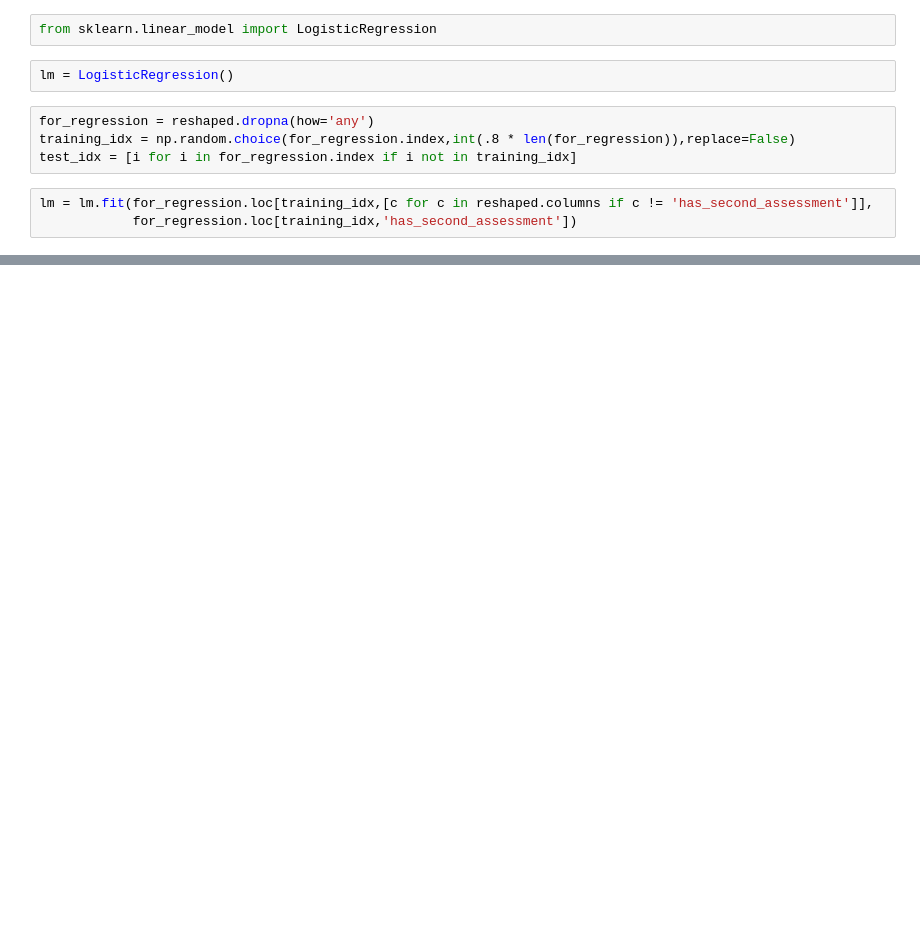
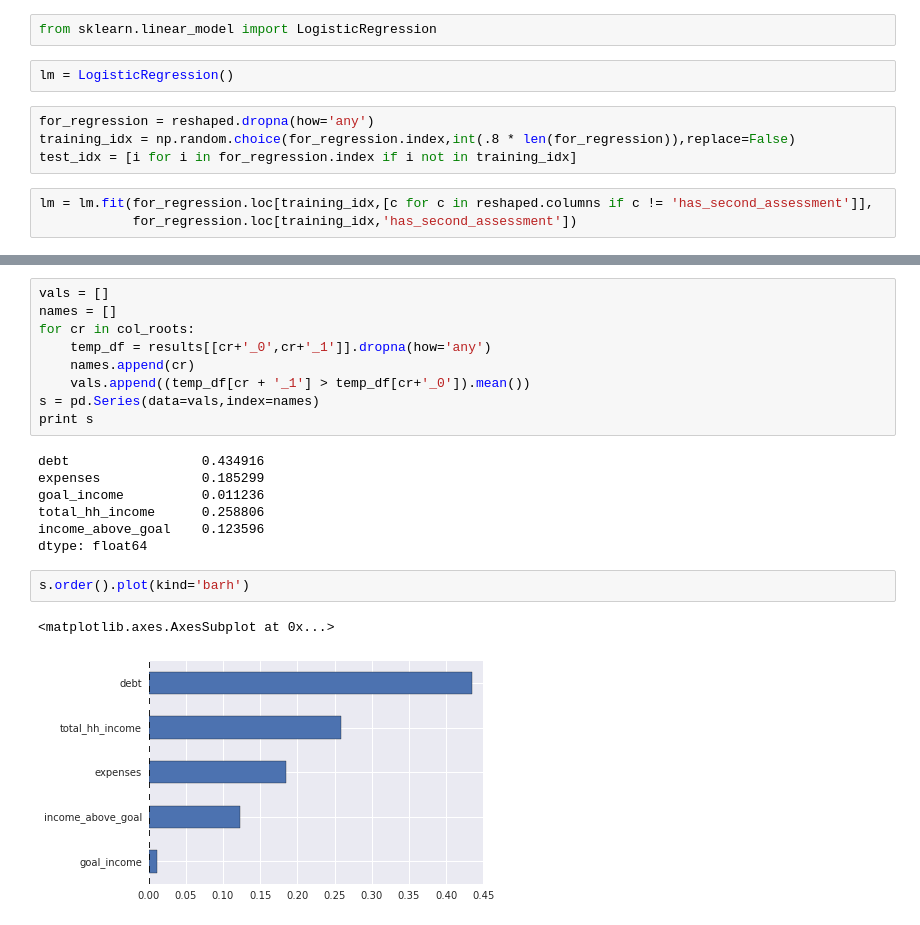
Before and after one commit to DataKind-SF/datadive_201503_mission-economic-development-agency, a Jupyter notebook: ipython_notebooks/FinCap Outcomes.ipynb, the cells around one changed output, grey strips where cells are left out. Cells and saved outputs as stored; diff of their text form; blank space fills up the shorter version.

```diff
--- a/ipython_notebooks/FinCap Outcomes.ipynb
+++ b/ipython_notebooks/FinCap Outcomes.ipynb
@@ -153,0 +352,21 @@ def aggregate_assessments(df):
+# %%
+vals = []
+names = []
+for cr in col_roots:
+    temp_df = results[[cr+'_0',cr+'_1']].dropna(how='any')
+    names.append(cr)
+    vals.append((temp_df[cr + '_1'] > temp_df[cr+'_0']).mean())
+s = pd.Series(data=vals,index=names)
+print s
+# %% [output]
+debt                 0.434916
+expenses             0.185299
+goal_income          0.011236
+total_hh_income      0.258806
+income_above_goal    0.123596
+dtype: float64
+# %%
+s.order().plot(kind='barh')
+# %% [output]
+<matplotlib.axes.AxesSubplot at 0x...>
+[figure, added]
```
Also changed, not shown: parts of 48 cells of this notebook.
